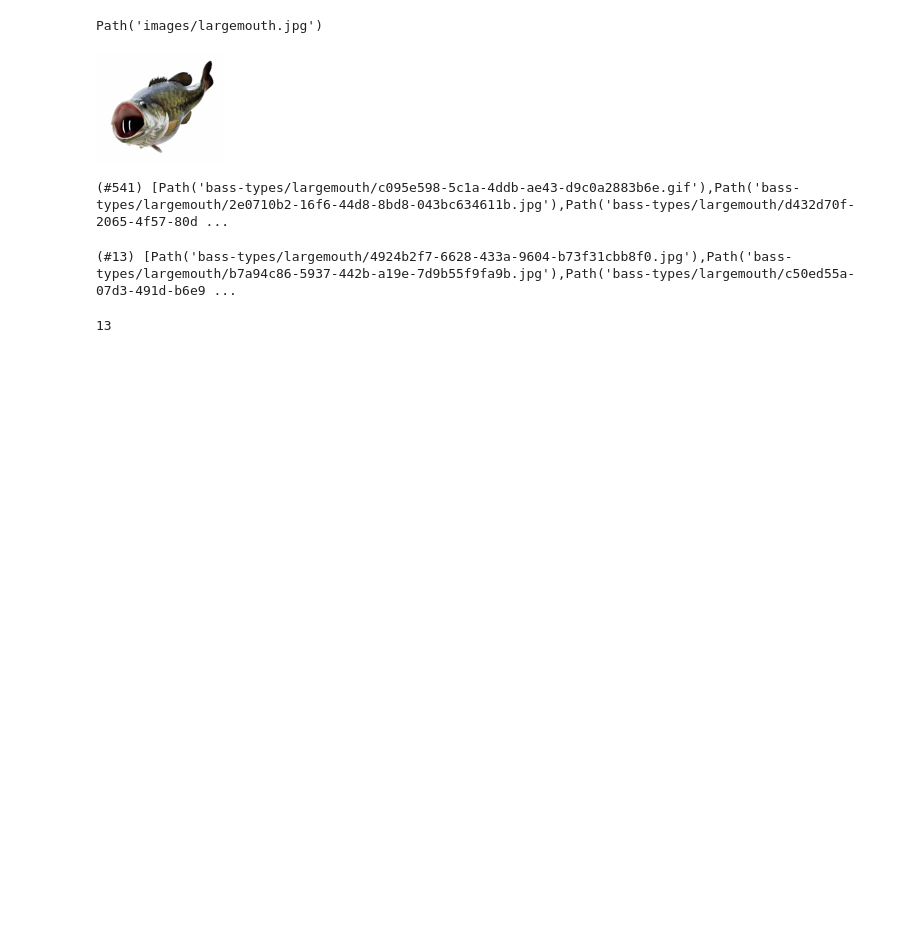
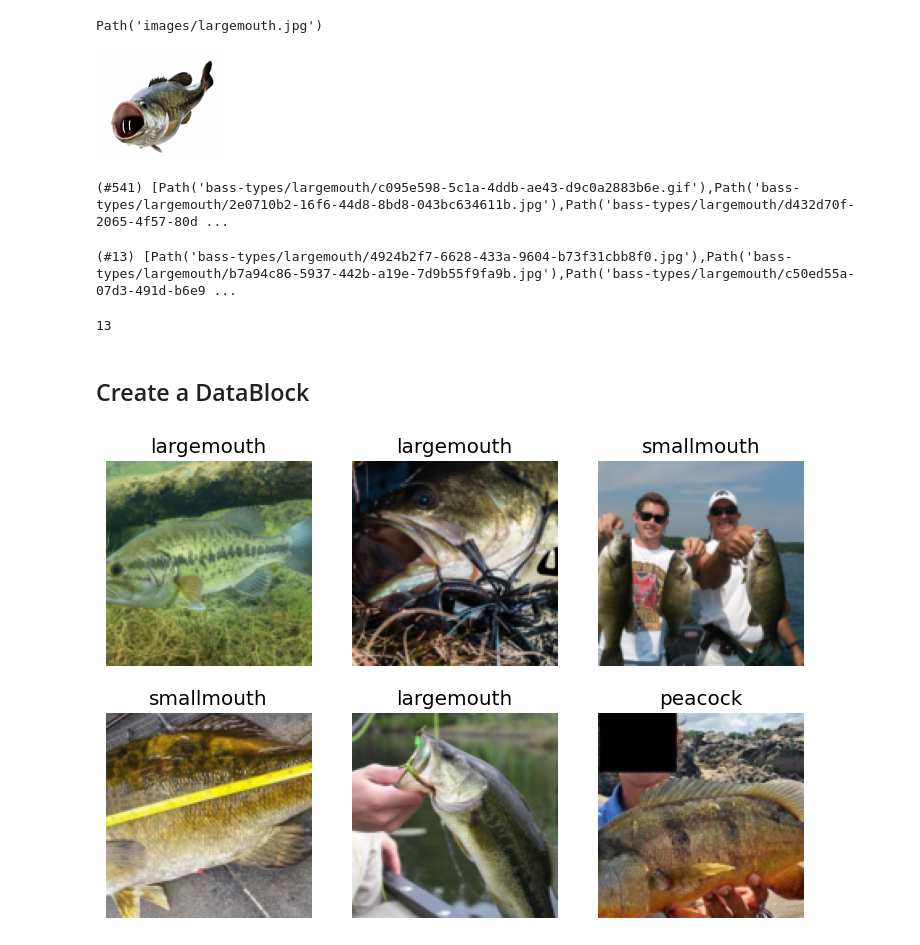
Before and after one commit to akaigraham/practical-deep-learning, a Jupyter notebook: first-deploy/first-deploy.ipynb, the cells around one changed output. Cells and saved outputs as stored; diff of their text form; code cells hidden in the pictures; blank space fills up the shorter version.

```diff
--- a/first-deploy/first-deploy.ipynb
+++ b/first-deploy/first-deploy.ipynb
@@ -67,3 +67,22 @@ len(corrupt_ims)
 # %%
 # remove failed images
 corrupt_ims.map(Path.unlink);
+# %% [markdown]
+## Create a DataBlock
+# %%
+# data block
+bass = DataBlock(
+    blocks = (ImageBlock, CategoryBlock),
+    get_items = get_image_files,
+    splitter = RandomSplitter(valid_pct=0.2, seed=42),
+    get_y = parent_label,
+    item_tfms = Resize(128)
+)
+# %%
+# create our dataloader from our datablock
+dls = bass.dataloaders(path)
+# %%
+# show batch of images
+dls.valid.show_batch(max_n=6, nrows=2)
+# %% [output]
+[figure, added]
```
Also changed, not shown: parts of 17 cells of this notebook.
